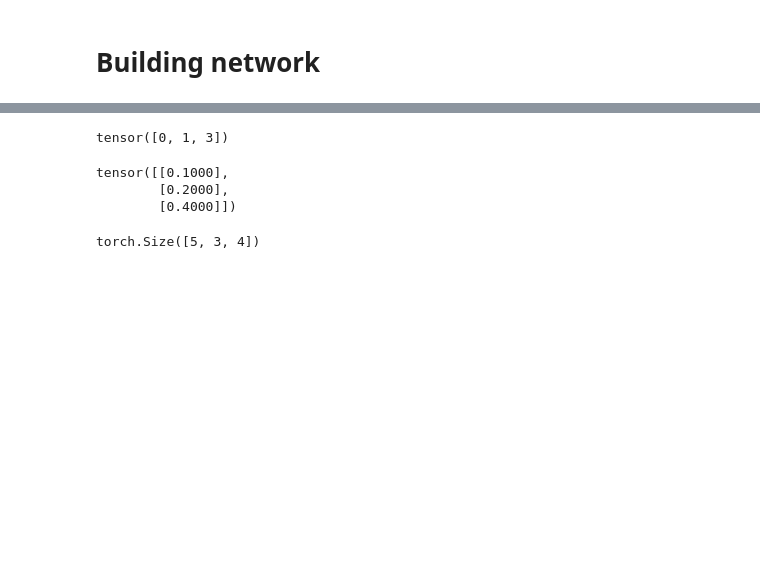
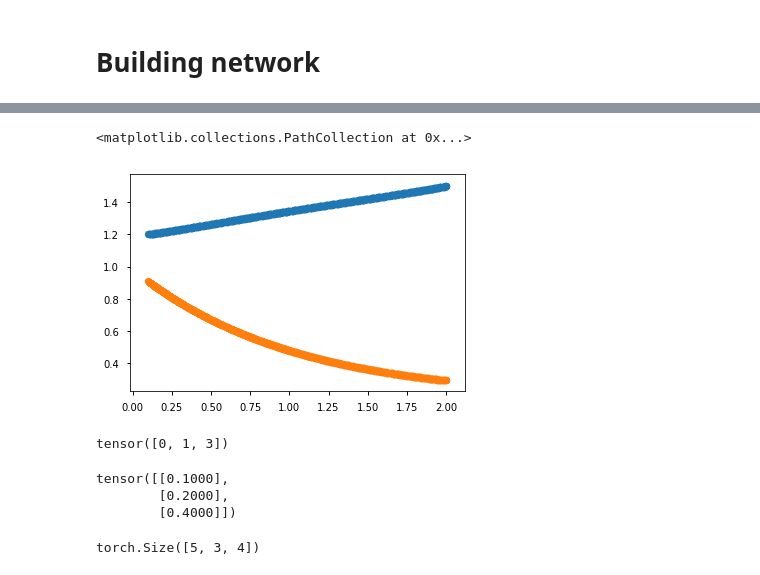
Before and after one commit to PhIMaL/DeePyMoD_torch, a Jupyter notebook: PyTorch_V4.ipynb, the cells around one changed output, grey strips where cells are left out. Cells and saved outputs as stored; diff of their text form; code cells hidden in the pictures; blank space fills up the shorter version.

```diff
--- a/PyTorch_V4.ipynb
+++ b/PyTorch_V4.ipynb
@@ -30 +30,5 @@ y = np.real(np.transpose((data['u'].flatten(),data['u'].flatten())))
+# %%
+X = np.float32(t.reshape(-1,1))
+y= np.vstack((X1,X2))
+y = np.transpose(y)
 # %%
@@ -86,3 +172,9 @@ KeyboardInterrupt:
+# %%
+plt.scatter(X_train.detach().numpy(),prediction.detach().numpy()[:,0])
+plt.scatter(X_train.detach().numpy(),prediction.detach().numpy()[:,1])
+# %% [output]
+<matplotlib.collections.PathCollection at 0x...>
+[figure, added]
 # %%
 prediction = network(torch.tensor(X, dtype=torch.float32))
 # %%
```
Also changed, not shown: parts of 33 cells of this notebook, 7 other files.
